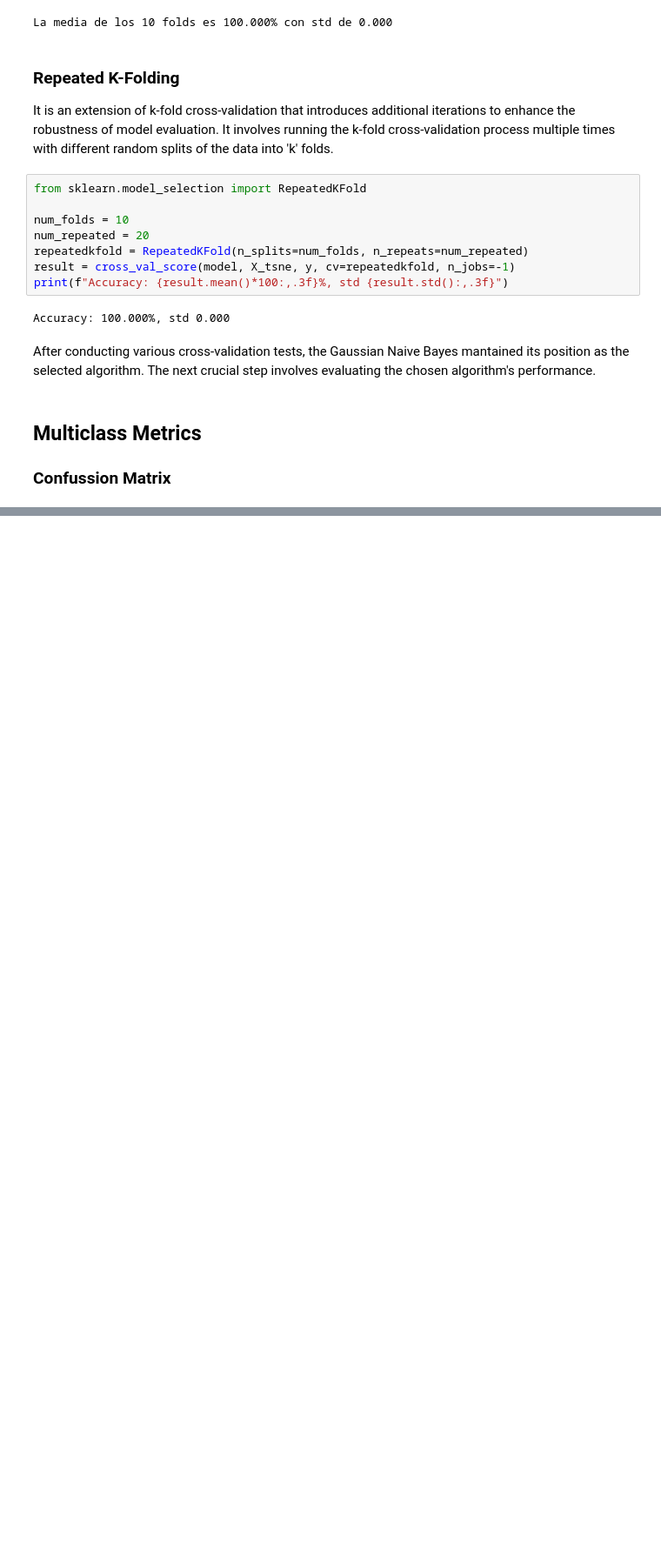
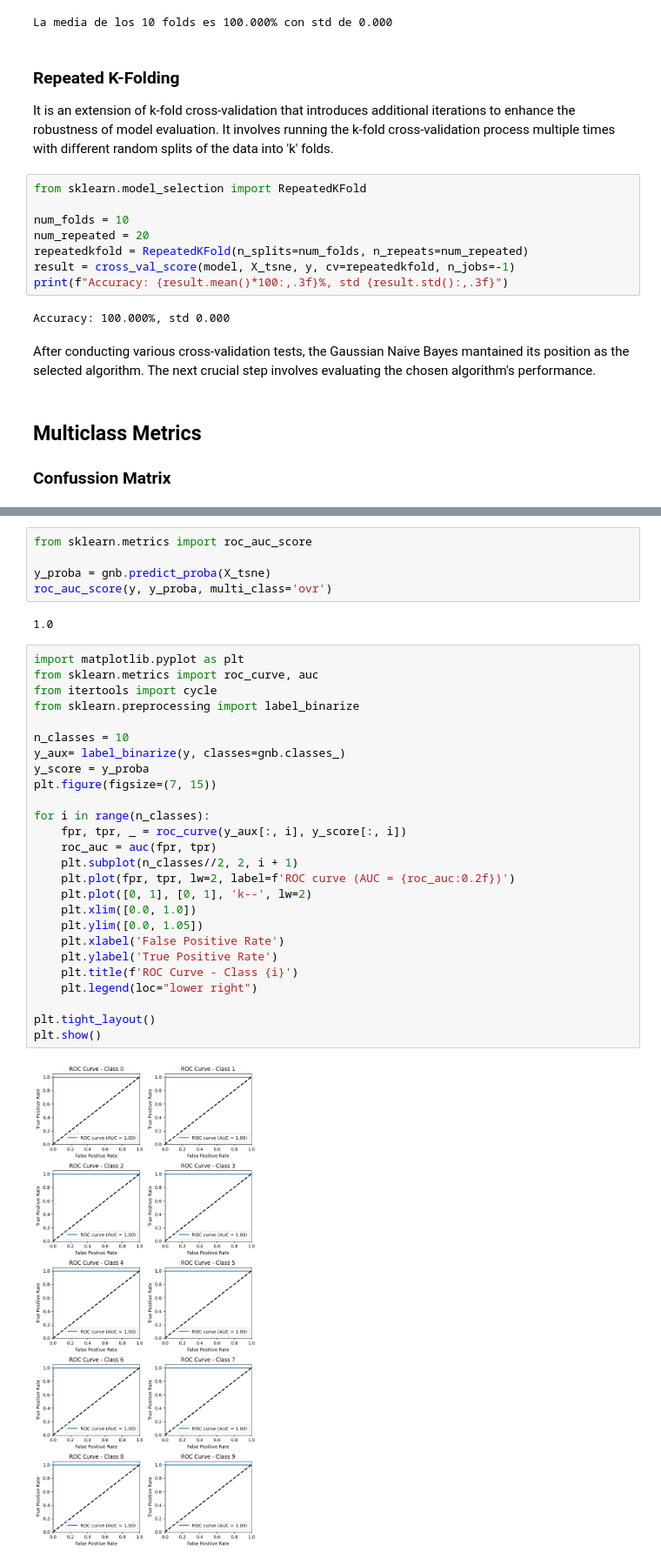
Before and after one commit to esolanoo/MNIST-Classification, a Jupyter notebook: MNIST.ipynb, the cells around one changed output, grey strips where cells are left out. Shown at 87% size. Drawn from its saved outputs; the diff is of its cells as text; blank space fills up the shorter version.

```diff
--- a/MNIST.ipynb
+++ b/MNIST.ipynb
@@ -372,0 +398,35 @@ plt.show()
+# %%
+from sklearn.metrics import roc_auc_score
+
+y_proba = gnb.predict_proba(X_tsne)
+roc_auc_score(y, y_proba, multi_class='ovr')
+# %% [output]
+1.0
+# %%
+import matplotlib.pyplot as plt
+from sklearn.metrics import roc_curve, auc
+from itertools import cycle
+from sklearn.preprocessing import label_binarize
+
+n_classes = 10
+y_aux= label_binarize(y, classes=gnb.classes_)
+y_score = y_proba
+plt.figure(figsize=(7, 15))
+
+for i in range(n_classes):
+    fpr, tpr, _ = roc_curve(y_aux[:, i], y_score[:, i])
+    roc_auc = auc(fpr, tpr)
+    plt.subplot(n_classes//2, 2, i + 1)
+    plt.plot(fpr, tpr, lw=2, label=f'ROC curve (AUC = {roc_auc:0.2f})')
+    plt.plot([0, 1], [0, 1], 'k--', lw=2)
+    plt.xlim([0.0, 1.0])
+    plt.ylim([0.0, 1.05])
+    plt.xlabel('False Positive Rate')
+    plt.ylabel('True Positive Rate')
+    plt.title(f'ROC Curve - Class {i}')
+    plt.legend(loc="lower right")
+
+plt.tight_layout()
+plt.show()
+# %% [output]
+[figure, added]
```
Also changed, not shown: parts of 12 cells of this notebook, 6 other files.
